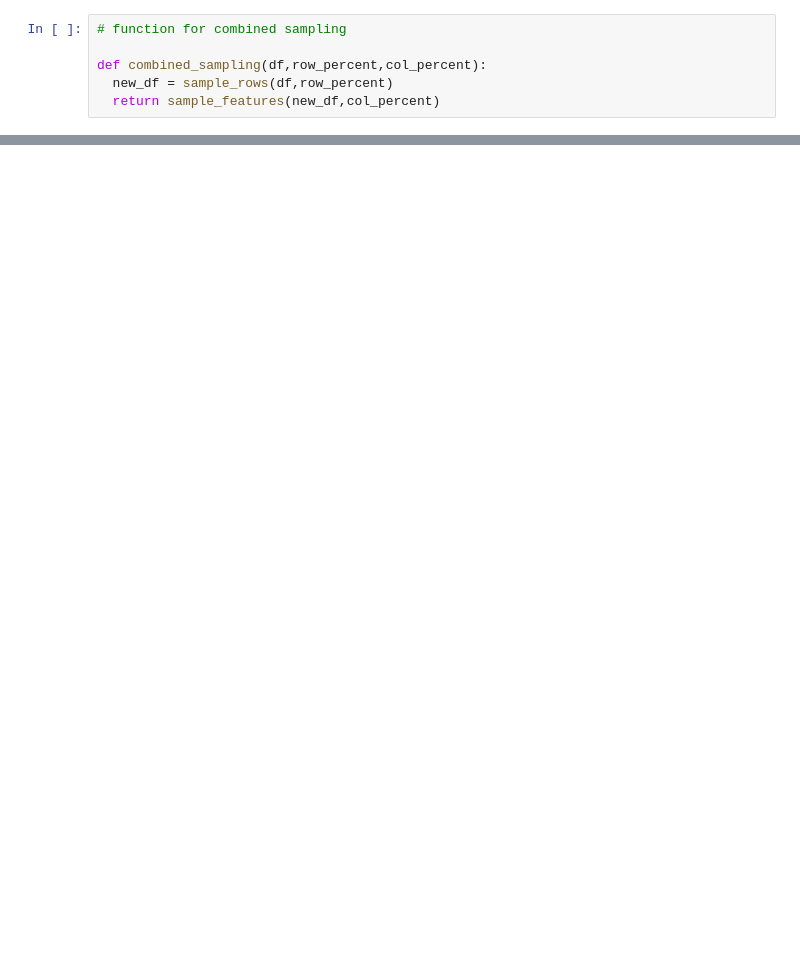
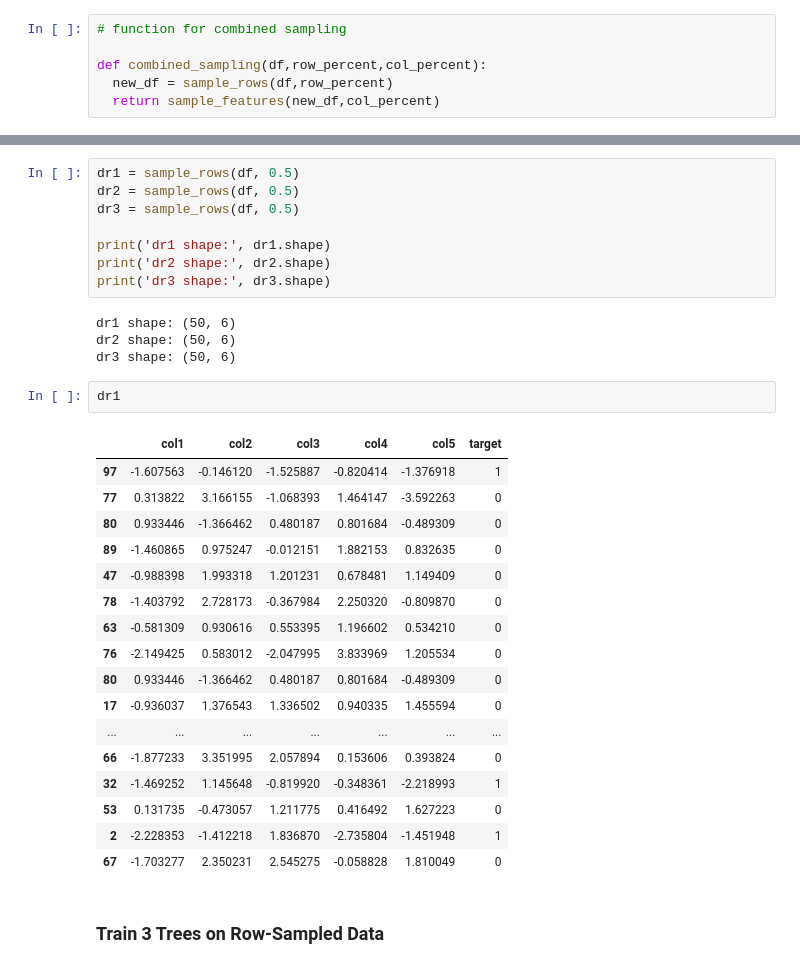
Before and after one commit to SubhabrataBarik/Machine-learning, a Jupyter notebook: 100-days-of-machine-learning-main/day65-random-forest/rf_learning_tool.ipynb, the cells around one changed output, grey strips where cells are left out. Cells and saved outputs as stored; diff of their text form; blank space fills up the shorter version.

```diff
--- a/100-days-of-machine-learning-main/day65-random-forest/rf_learning_tool.ipynb
+++ b/100-days-of-machine-learning-main/day65-random-forest/rf_learning_tool.ipynb
@@ -77,0 +60,34 @@ clf3 = DecisionTreeClassifier()
+# %%
+dr1 = sample_rows(df, 0.5)
+dr2 = sample_rows(df, 0.5)
+dr3 = sample_rows(df, 0.5)
+
+print('dr1 shape:', dr1.shape)
+print('dr2 shape:', dr2.shape)
+print('dr3 shape:', dr3.shape)
+# %% [output]
+dr1 shape: (50, 6)
+dr2 shape: (50, 6)
+dr3 shape: (50, 6)
+# %%
+dr1
+# %% [output]
+|  | col1 | col2 | col3 | col4 | col5 | target |
+| 97 | -1.607563 | -0.146120 | -1.525887 | -0.820414 | -1.376918 | 1 |
+| 77 | 0.313822 | 3.166155 | -1.068393 | 1.464147 | -3.592263 | 0 |
+| 80 | 0.933446 | -1.366462 | 0.480187 | 0.801684 | -0.489309 | 0 |
+| 89 | -1.460865 | 0.975247 | -0.012151 | 1.882153 | 0.832635 | 0 |
+| 47 | -0.988398 | 1.993318 | 1.201231 | 0.678481 | 1.149409 | 0 |
+| 78 | -1.403792 | 2.728173 | -0.367984 | 2.250320 | -0.809870 | 0 |
+| 63 | -0.581309 | 0.930616 | 0.553395 | 1.196602 | 0.534210 | 0 |
+| 76 | -2.149425 | 0.583012 | -2.047995 | 3.833969 | 1.205534 | 0 |
+| 80 | 0.933446 | -1.366462 | 0.480187 | 0.801684 | -0.489309 | 0 |
+| 17 | -0.936037 | 1.376543 | 1.336502 | 0.940335 | 1.455594 | 0 |
+| ... | ... | ... | ... | ... | ... | ... |
+| 66 | -1.877233 | 3.351995 | 2.057894 | 0.153606 | 0.393824 | 0 |
+| 32 | -1.469252 | 1.145648 | -0.819920 | -0.348361 | -2.218993 | 1 |
+| 53 | 0.131735 | -0.473057 | 1.211775 | 0.416492 | 1.627223 | 0 |
+| 2 | -2.228353 | -1.412218 | 1.836870 | -2.735804 | -1.451948 | 1 |
+| 67 | -1.703277 | 2.350231 | 2.545275 | -0.058828 | 1.810049 | 0 |
+# %% [markdown]
+### Train 3 Trees on Row-Sampled Data
```
Also changed, not shown: parts of 37 cells of this notebook, 2 other files.
